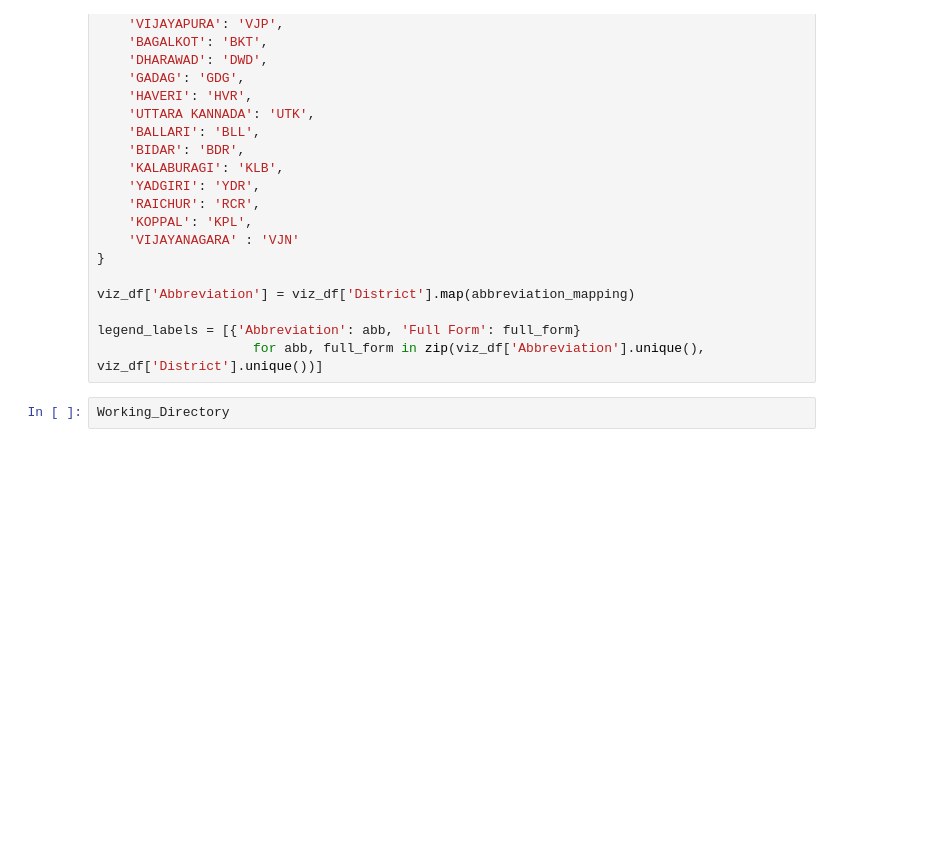
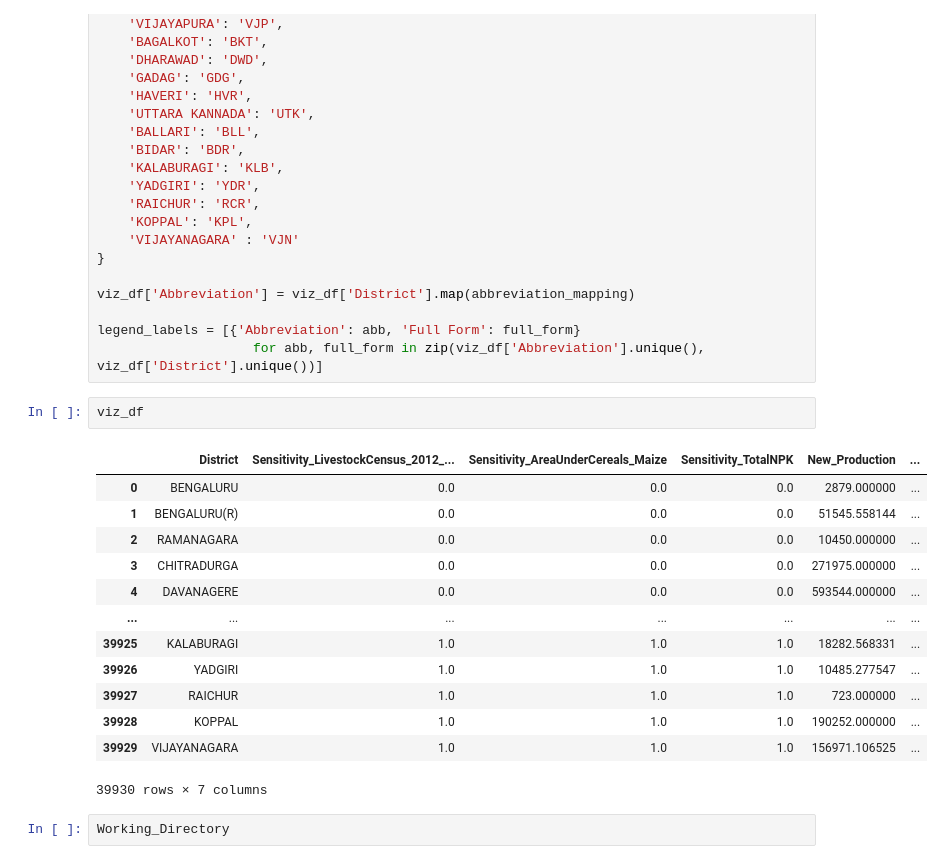
Before and after one commit to WSL-IIITB/WSL_IM_24-25, a Jupyter notebook: Maize_Prescriptive.ipynb, the cells around one changed output. Saved outputs shown, nothing was run; the diff lists cells and outputs as text; blank space fills up the shorter version.

```diff
--- a/Maize_Prescriptive.ipynb
+++ b/Maize_Prescriptive.ipynb
@@ -846,6 +882,22 @@ viz_df['Abbreviation'] = viz_df['District'].map(abbreviation_mapping)
 
 legend_labels = [{'Abbreviation': abb, 'Full Form': full_form}
                     for abb, full_form in zip(viz_df['Abbreviation'].unique(), viz_df['District'].unique())]
+# %%
+viz_df
+# %% [output]
+|  | District | Sensitivity_LivestockCensus_2012_... | Sensitivity_AreaUnderCereals_Maize | Sensitivity_TotalNPK | New_Production | ... |
+| 0 | BENGALURU | 0.0 | 0.0 | 0.0 | 2879.000000 | ... |
+| 1 | BENGALURU(R) | 0.0 | 0.0 | 0.0 | 51545.558144 | ... |
+| 2 | RAMANAGARA | 0.0 | 0.0 | 0.0 | 10450.000000 | ... |
+| 3 | CHITRADURGA | 0.0 | 0.0 | 0.0 | 271975.000000 | ... |
+| 4 | DAVANAGERE | 0.0 | 0.0 | 0.0 | 593544.000000 | ... |
+| ... | ... | ... | ... | ... | ... | ... |
+| 39925 | KALABURAGI | 1.0 | 1.0 | 1.0 | 18282.568331 | ... |
+| 39926 | YADGIRI | 1.0 | 1.0 | 1.0 | 10485.277547 | ... |
+| 39927 | RAICHUR | 1.0 | 1.0 | 1.0 | 723.000000 | ... |
+| 39928 | KOPPAL | 1.0 | 1.0 | 1.0 | 190252.000000 | ... |
+| 39929 | VIJAYANAGARA | 1.0 | 1.0 | 1.0 | 156971.106525 | ... |
+39930 rows × 7 columns
 # %%
 Working_Directory
 # %% [output]
```
Also changed, not shown: parts of 16 cells of this notebook, 3 other files.
